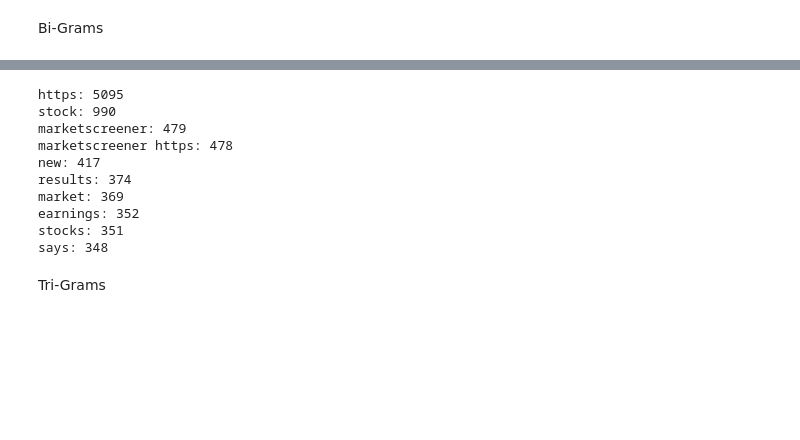
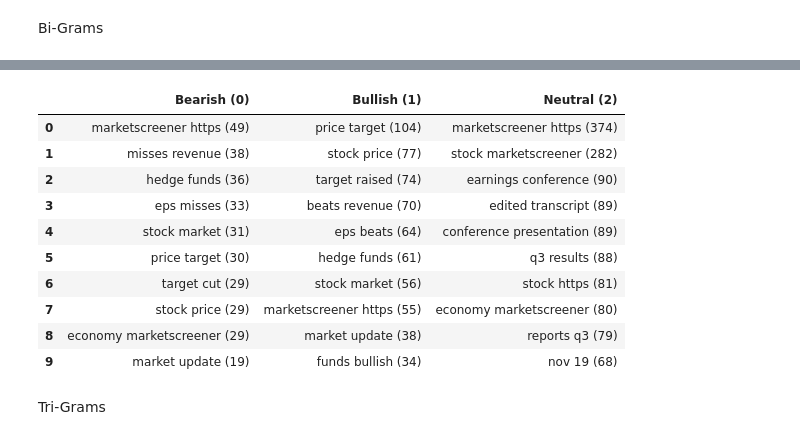
Before and after one commit to DaanCW/Data-Mining-24-25, a Jupyter notebook: main.ipynb, the cells around one changed output, grey strips where cells are left out. Cells and saved outputs as stored; diff of their text form; code cells hidden in the pictures; blank space fills up the shorter version.

```diff
--- a/main.ipynb
+++ b/main.ipynb
@@ -301,27 +312,38 @@ Uni-Grams and Bi-Grams combined
-# %%
-# Create uni-gram and bi-gram vectorizer
-uni_bi_vectorizer = CountVectorizer(ngram_range=(1, 2), stop_words='english')
-X = uni_bi_vectorizer.fit_transform(train_data['text'])
-
-# Count total frequency of each uni-gram or bi-gram
-sum_words = X.sum(axis=0)
-word_freq = [(word, sum_words[0, idx]) for word, idx in uni_bi_vectorizer.vocabulary_.items()]
-word_freq = sorted(word_freq, key=lambda x: x[1], reverse=True)
-
-# Print top 10 uni or bi-grams
-for phrase, freq in word_freq[:10]:
-    print(f"{phrase}: {freq}")
-# %% [output]
-https: 5095
-stock: 990
-marketscreener: 479
-marketscreener https: 478
-new: 417
-results: 374
-market: 369
-earnings: 352
-stocks: 351
-says: 348
+# %%
+def get_top_bigrams_with_counts_by_label(data, label_col='label', text_col='text', top_n=10):
+    top_bigrams = {}
+
+    for sentiment in sorted(data[label_col].unique()):
+        subset = data[data[label_col] == sentiment][text_col]
+        vectorizer = CountVectorizer(ngram_range=(2, 2), stop_words='english')
+        X = vectorizer.fit_transform(subset)
+
+        sum_words = X.sum(axis=0)
+        word_freq = [(word, sum_words[0, idx]) for word, idx in vectorizer.vocabulary_.items()]
+        word_freq = sorted(word_freq, key=lambda x: x[1], reverse=True)[:top_n]
+
+        # Format as "phrase (count)"
+        top_bigrams[sentiment] = [f"{phrase} ({count})" for phrase, count in word_freq]
+
+    df_top = pd.DataFrame(top_bigrams)
+    df_top.columns = ['Bearish (0)', 'Bullish (1)', 'Neutral (2)']
+    return df_top
+
+# Run it
+top_bigrams_with_counts_df = get_top_bigrams_with_counts_by_label(train_data)
+display(top_bigrams_with_counts_df)
+# %% [output]
+|  | Bearish (0) | Bullish (1) | Neutral (2) |
+| 0 | marketscreener https (49) | price target (104) | marketscreener https (374) |
+| 1 | misses revenue (38) | stock price (77) | stock marketscreener (282) |
+| 2 | hedge funds (36) | target raised (74) | earnings conference (90) |
+| 3 | eps misses (33) | beats revenue (70) | edited transcript (89) |
+| 4 | stock market (31) | eps beats (64) | conference presentation (89) |
+| 5 | price target (30) | hedge funds (61) | q3 results (88) |
+| 6 | target cut (29) | stock market (56) | stock https (81) |
+| 7 | stock price (29) | marketscreener https (55) | economy marketscreener (80) |
+| 8 | economy marketscreener (29) | market update (38) | reports q3 (79) |
+| 9 | market update (19) | funds bullish (34) | nov 19 (68) |
 # %% [markdown]
 Tri-Grams
 # %%
```
Also changed, not shown: parts of 49 cells of this notebook.
